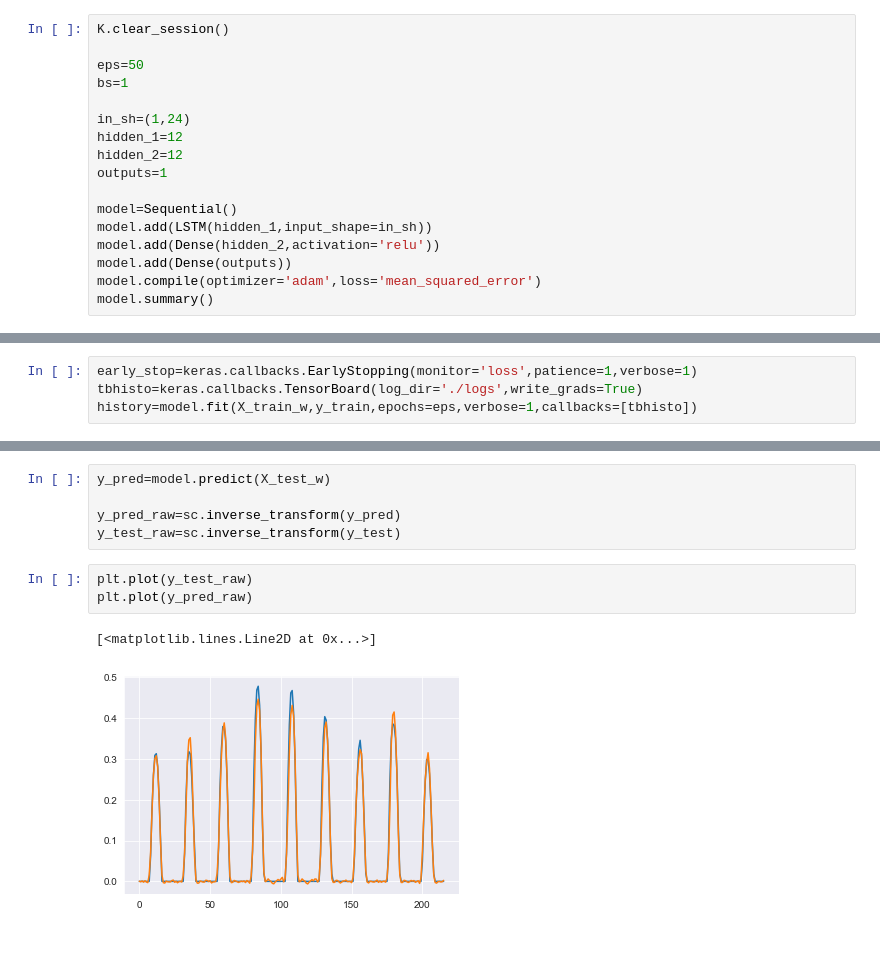
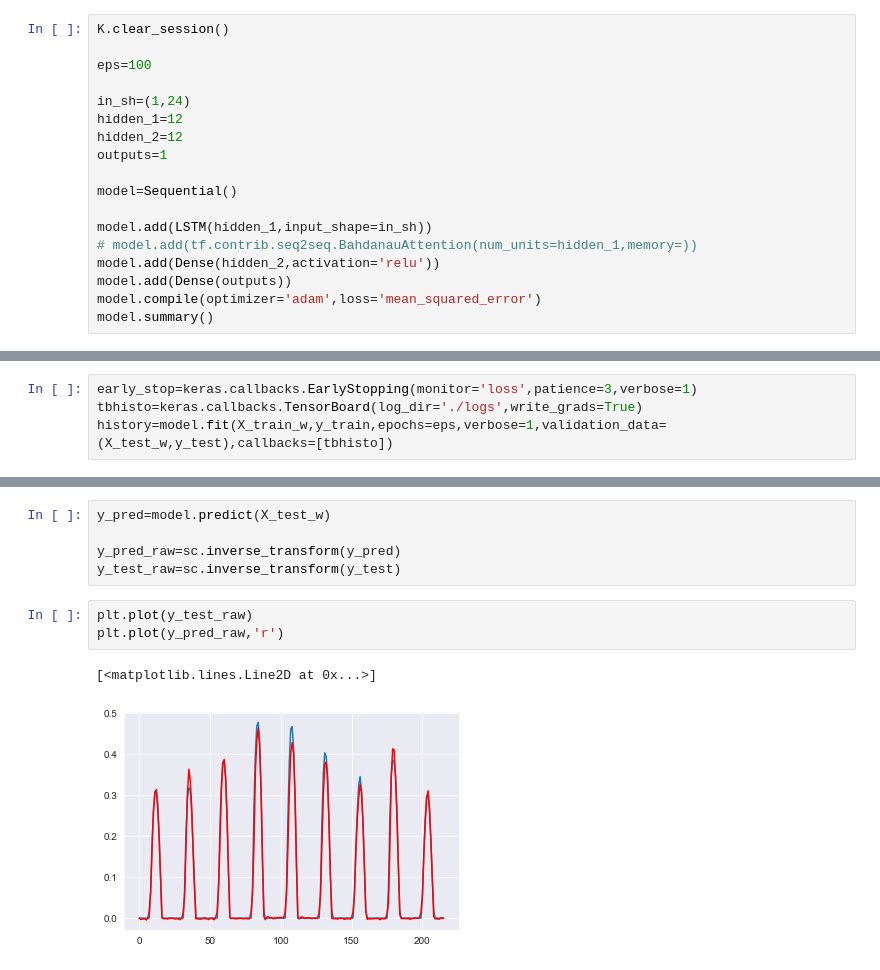
Before and after one commit to ow4mm23/tfexample, a Jupyter notebook: EUsolargeneration/EUsolarprediction.ipynb, the cells around one changed output, grey strips where cells are left out. Saved outputs shown, nothing was run; the diff lists cells and outputs as text.

```diff
--- a/EUsolargeneration/EUsolarprediction.ipynb
+++ b/EUsolargeneration/EUsolarprediction.ipynb
@@ -236,8 +236,7 @@ import keras.backend as K
 # %%
 K.clear_session()
 
-eps=50
-bs=1
+eps=100
 
 in_sh=(1,24)
 hidden_1=12
@@ -245,7 +244,9 @@ hidden_2=12
 outputs=1
 
 model=Sequential()
+
 model.add(LSTM(hidden_1,input_shape=in_sh))
+# model.add(tf.contrib.seq2seq.BahdanauAttention(num_units=hidden_1,memory=))
 model.add(Dense(hidden_2,activation='relu'))
 model.add(Dense(outputs))
 model.compile(optimizer='adam',loss='mean_squared_error')
@@ -265,7 +266,7 @@ Trainable params: 1,945
 Non-trainable params: 0
 _________________________________________________________________
 # %%
-early_stop=keras.callbacks.EarlyStopping(monitor='loss',patience=1,verbose=1)
+early_stop=keras.callbacks.EarlyStopping(monitor='loss',patience=3,verbose=1)
 tbhisto=keras.callbacks.TensorBoard(log_dir='./logs',write_grads=True)
-history=model.fit(X_train_w,y_train,epochs=eps,verbose=1,callbacks=[tbhisto])
+history=model.fit(X_train_w,y_train,epochs=eps,verbose=1,validation_data=(X_test_w,y_test),callbacks=[tbhisto])
 # %% [output]
@@ -293,10 +294,10 @@ y_pred_raw=sc.inverse_transform(y_pred)
 y_test_raw=sc.inverse_transform(y_test)
 # %%
 plt.plot(y_test_raw)
-plt.plot(y_pred_raw)
+plt.plot(y_pred_raw,'r')
 # %% [output]
 [<matplotlib.lines.Line2D at 0x...>]
-[figure, old version]
+[figure, new version]
 # %%
 plt.plot(history.epoch,np.array(history.history['loss']),label='train_loss')
 plt.legend()
```
Also changed, not shown: parts of 5 cells of this notebook, 9 other files.
